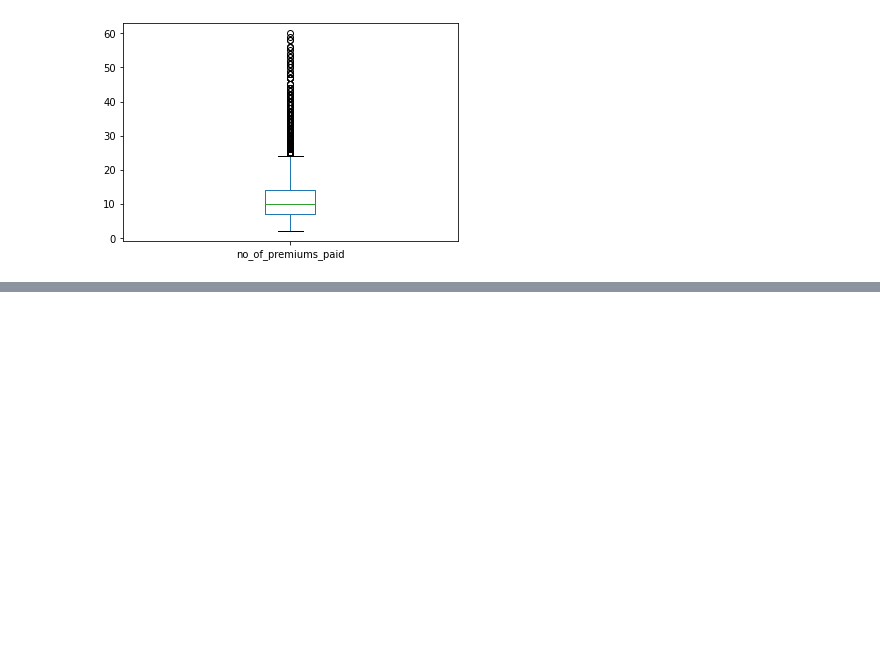
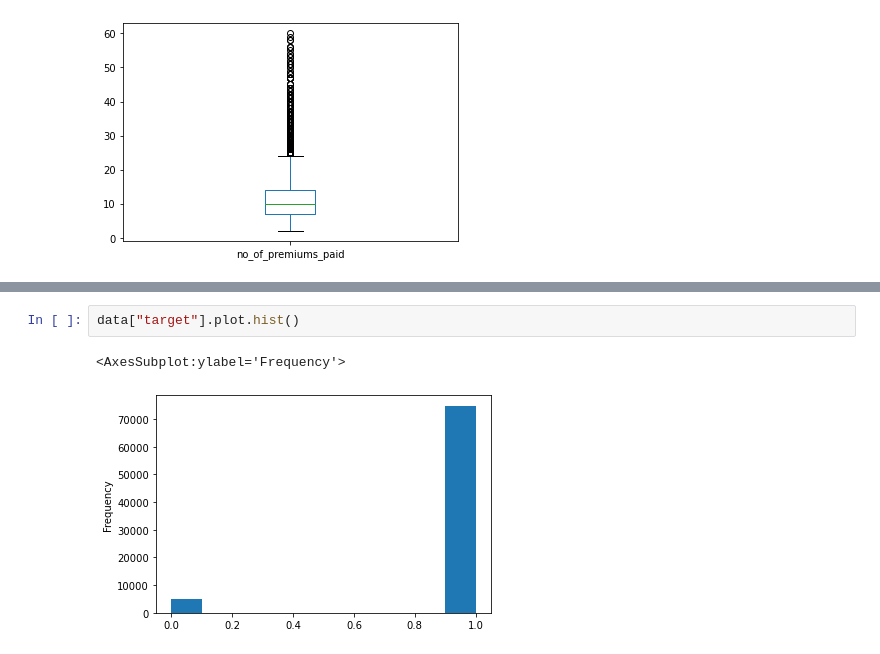
Before and after one commit to tanzeyl/Predicting-if-a-customer-will-default-for-their-next-premium, a Jupyter notebook: Main File.ipynb, the cells around one changed output, grey strips where cells are left out. Drawn from its saved outputs; the diff is of its cells as text; blank space fills up the shorter version.

```diff
--- a/Main File.ipynb
+++ b/Main File.ipynb
@@ -131,0 +140,5 @@ data["sourcing_channel"]
+# %%
+data["target"].plot.hist()
+# %% [output]
+<AxesSubplot:ylabel='Frequency'>
+[figure, added]
```
Also changed, not shown: parts of 15 cells of this notebook.
